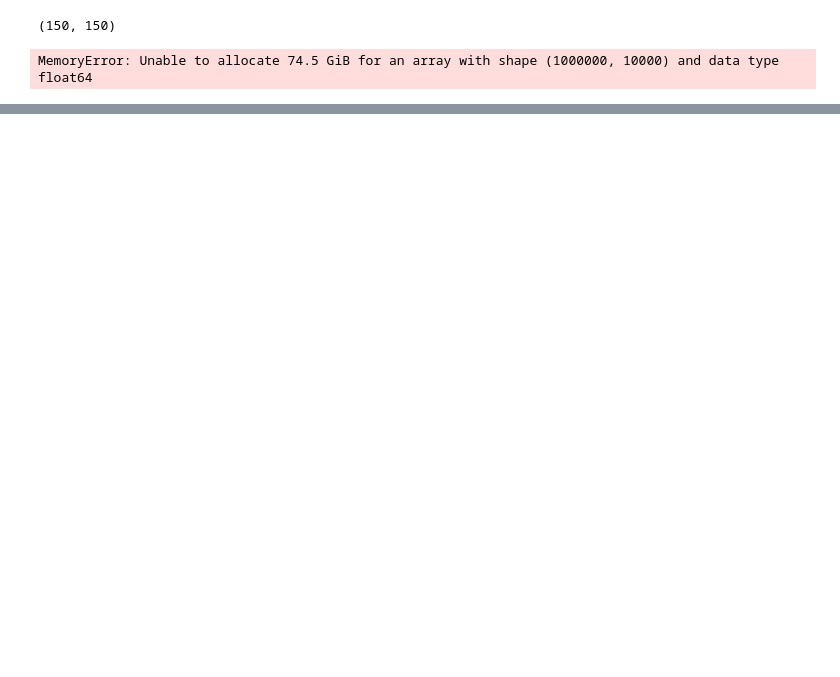
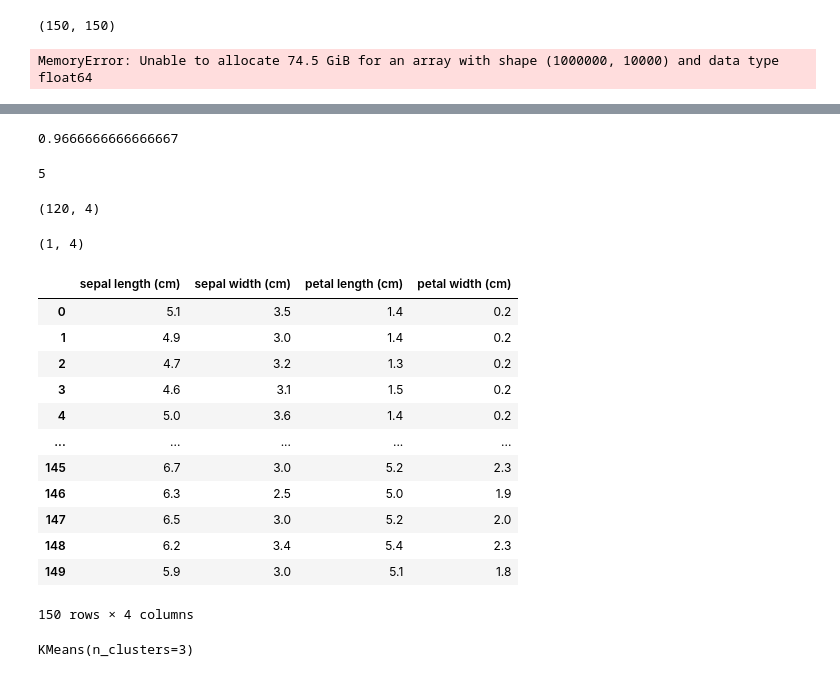
Before and after one commit to yoon0718/kepco, a Jupyter notebook: python/MachineLearning.ipynb, the cells around one changed output, grey strips where cells are left out. Drawn from its saved outputs; the diff is of its cells as text; code cells hidden in the pictures; blank space fills up the shorter version.

```diff
--- a/python/MachineLearning.ipynb
+++ b/python/MachineLearning.ipynb
@@ -526,0 +586,3 @@ MemoryError: Unable to allocate 74.5 GiB for an array with shape (1000000, 10000
+# %%
+X = data.iloc[:,:-1]
+y = data.iloc[:,-1]
@@ -526,0 +651,17 @@ MemoryError: Unable to allocate 74.5 GiB for an array with shape (1000000, 10000
+# %%
+clf.fit(X_train,y_train)
+clf.score(X_test,y_test)
+# %% [output]
+0.9666666666666667
+# %%
+clf.get_depth()
+# %% [output]
+5
+# %%
+X_train.shape
+# %% [output]
+(120, 4)
+# %%
+X_train.iloc[[1],:].shape
+# %% [output]
+(1, 4)
@@ -526,0 +672,16 @@ MemoryError: Unable to allocate 74.5 GiB for an array with shape (1000000, 10000
+# %%
+X
+# %% [output]
+|  | sepal length (cm) | sepal width (cm) | petal length (cm) | petal width (cm) |
+| 0 | 5.1 | 3.5 | 1.4 | 0.2 |
+| 1 | 4.9 | 3.0 | 1.4 | 0.2 |
+| 2 | 4.7 | 3.2 | 1.3 | 0.2 |
+| 3 | 4.6 | 3.1 | 1.5 | 0.2 |
+| 4 | 5.0 | 3.6 | 1.4 | 0.2 |
+| ... | ... | ... | ... | ... |
+| 145 | 6.7 | 3.0 | 5.2 | 2.3 |
+| 146 | 6.3 | 2.5 | 5.0 | 1.9 |
+| 147 | 6.5 | 3.0 | 5.2 | 2.0 |
+| 148 | 6.2 | 3.4 | 5.4 | 2.3 |
+| 149 | 5.9 | 3.0 | 5.1 | 1.8 |
+150 rows × 4 columns
@@ -526,0 +690,4 @@ MemoryError: Unable to allocate 74.5 GiB for an array with shape (1000000, 10000
+# %%
+km.fit(X)
+# %% [output]
+KMeans(n_clusters=3)
```
Also changed, not shown: parts of 85 cells of this notebook, 1 other file.
